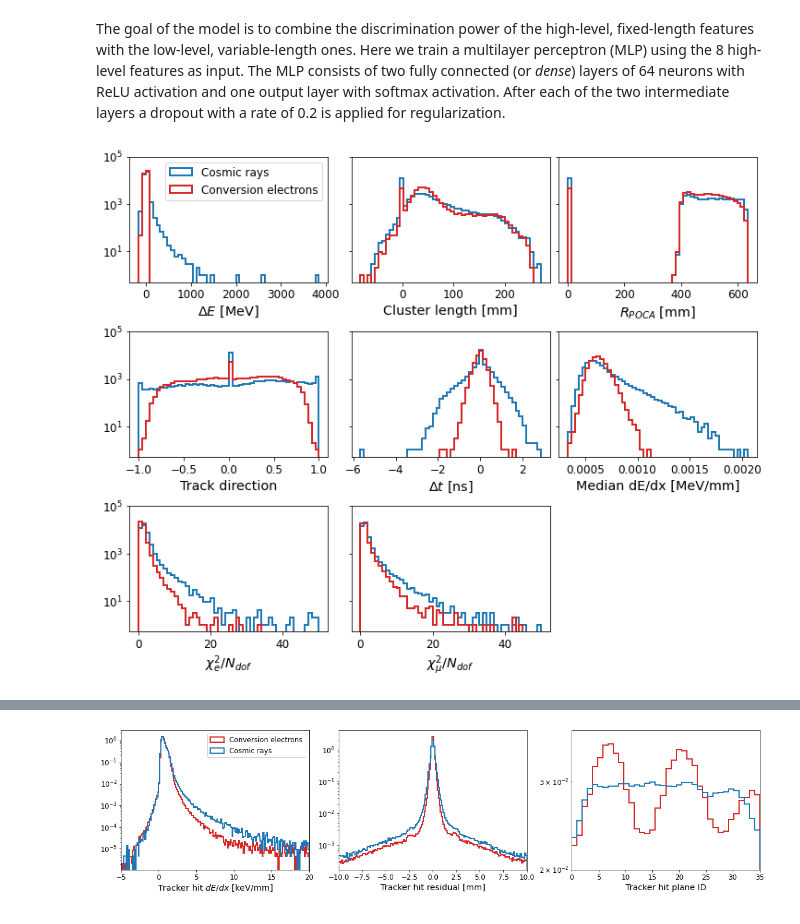
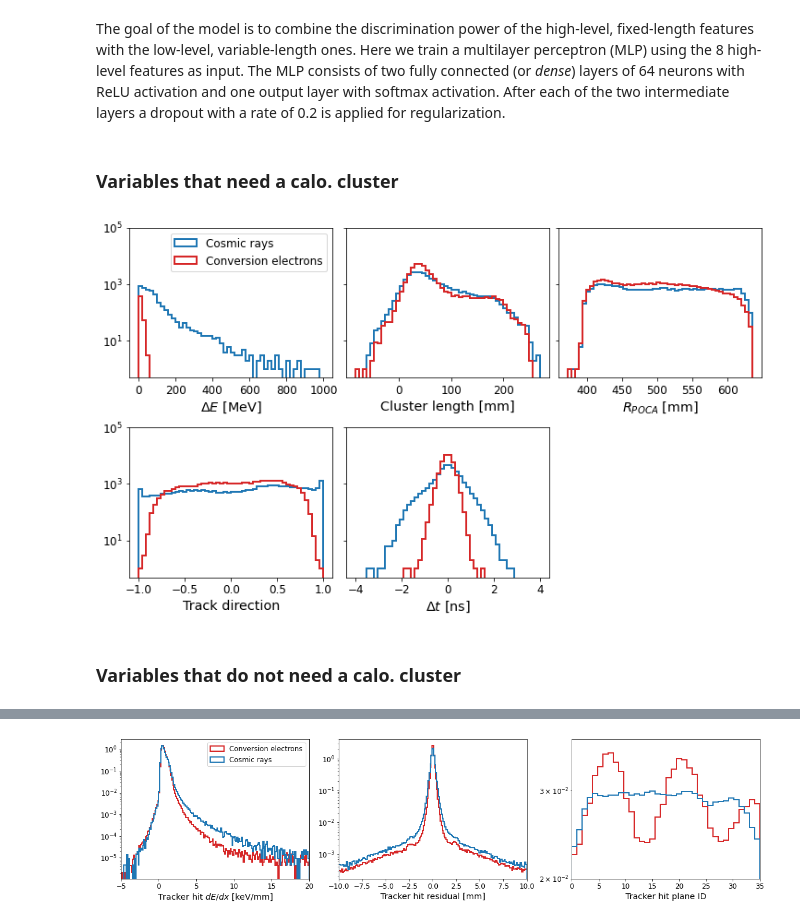
Before and after one commit to soleti/DeePID, a Jupyter notebook: DeePID.ipynb, the cells around one changed output, grey strips where cells are left out. Saved outputs shown, nothing was run; the diff lists cells and outputs as text; code cells hidden in the pictures.

```diff
--- a/DeePID.ipynb
+++ b/DeePID.ipynb
@@ -75,4 +57,4 @@ new_vars.append("dedx")
 new_vars.append("redchisq")
 new_vars.append("muredchisq")
 # %%
-df_full, global_full, dedx_full, residual_full, plane_full = deepid.prepare_dataset(ak.concatenate((ce[:n_events], cry[:n_events])), scaler, global_vars, n_bins=n_bins, fit=True)
+df_full, global_full, dedx_full, residual_full, plane_full = deepid.prepare_dataset(ak.concatenate((ce[:n_events], cry[:n_events])), scaler, global_vars, new_vars, n_bins=n_bins, fit=True)
@@ -86,27 +83,34 @@ x_global_test, x_global_valid, y_global_test, y_global_valid = train_test_split(
+# %% [markdown]
+### Variables that need a calo. cluster
 # %%
 titles = [r"$\Delta E$ [MeV]", "Cluster length [mm]", r"$R_{POCA}$ [mm]", "Track direction",
           r"$\Delta t$ [ns]", "Median dE/dx [MeV/mm]", r"$\chi^2_e/N_{dof}$",  r"$\chi^2_{\mu}/N_{dof}$"]
 
-fig, axs = plt.subplots(3,3,figsize=(10,8), constrained_layout=True, sharey=True)
+fig, axs = plt.subplots(2,3,figsize=(10,6), constrained_layout=True, sharey=True)
 
-for i,var in enumerate(new_vars):
+for i,var in enumerate(new_vars[:5]):
     ix = i // 3
     iy = i % 3
-    x_min = min(df_full[var])
-    x_max = max(df_full[var])
+    x_min = min(df_full.query("RPOCA!=0")[var])
+    x_max = max(df_full.query("RPOCA!=0")[var])
 
-    if "chi" in var:
-        x_min, x_max = 0, 50
+    if "DeltaE" in var:
+        x_min, x_max = 0, 1e3
 
-    axs[ix][iy].hist(df_full[n_events:][var], range=(x_min, x_max), bins=50, histtype='step', lw=2, label="Cosmic rays", color='tab:blue')
-    axs[ix][iy].hist(df_full[:n_events][var], range=(x_min, x_max), bins=50, histtype='step', lw=2, label="Conversion electrons", color='tab:red')
+    if "DeltaT" in var:
+        x_min, x_max = -4, 4
+
+    axs[ix][iy].hist(df_full[n_events:].query("RPOCA!=0")[var], range=(x_min, x_max), bins=50, histtype='step', lw=2, label="Cosmic rays", color='tab:blue')
+    axs[ix][iy].hist(df_full[:n_events].query("RPOCA!=0")[var], range=(x_min, x_max), bins=50, histtype='step', lw=2, label="Conversion electrons", color='tab:red')
     axs[ix][iy].set_xlabel(titles[i])
     axs[ix][iy].set_yscale("log")
     axs[ix][iy].set_ylim(0.5,1e5)
     if i == 0:
         axs[ix][iy].legend()
 
 axs[-1][-1].axis("off")
-fig.savefig("highlevel.pdf")
+fig.savefig("highlevel_yescalo.pdf")
 # %% [output]
-[figure, old version]
+[figure, new version]
+# %% [markdown]
+### Variables that do not need a calo. cluster
```
Also changed, not shown: parts of 58 cells of this notebook, 1 other file.
